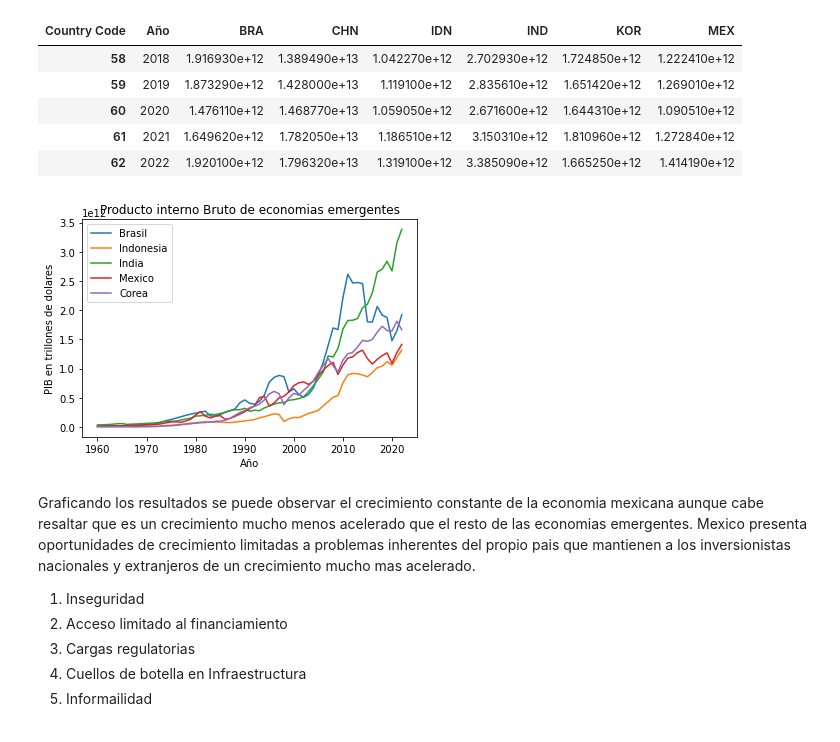
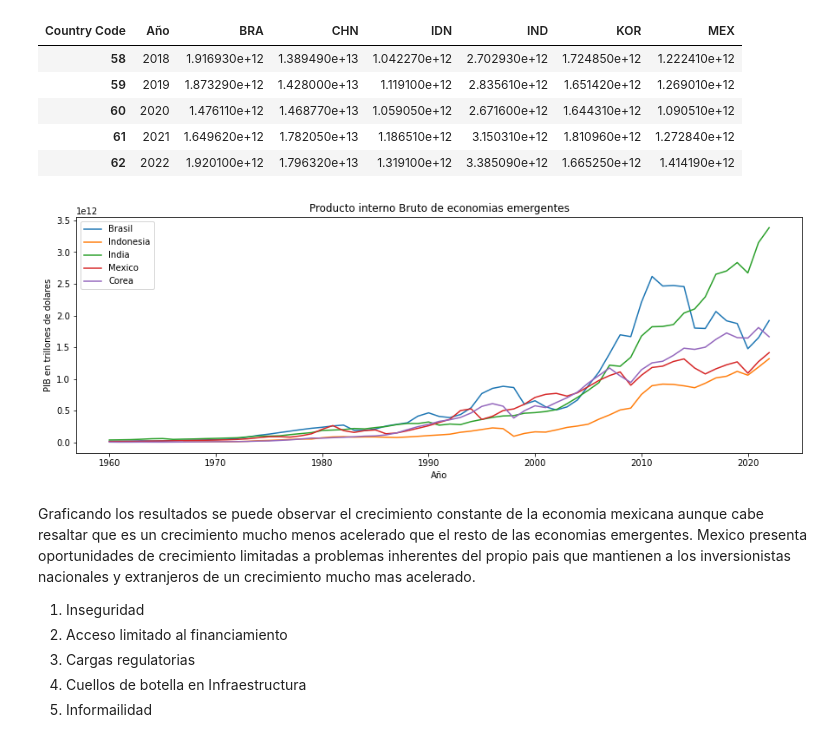
Before and after one commit to OctavioPB/Data-Analyst-Projects, a Jupyter notebook: InversionExtranjeraDirecta2023/Inversion Extranjera Directa en Mexico 2023.ipynb, the cells around one changed output. Saved outputs shown, nothing was run; the diff lists cells and outputs as text; code cells hidden in the pictures.

```diff
--- a/InversionExtranjeraDirecta2023/Inversion Extranjera Directa en Mexico 2023.ipynb
+++ b/InversionExtranjeraDirecta2023/Inversion Extranjera Directa en Mexico 2023.ipynb
@@ -109,18 +109,19 @@ PIB_Modelo.dropna(inplace= True)
 PIB_Modelo
 # %%
 # Graficar PIB de economias emergentes
+plt.figure(facecolor='white', figsize=(15, 5))
 plt.plot(PIB_Emerging['Año'], PIB_Emerging['BRA'], label = "Brasil")
 plt.plot(PIB_Emerging['Año'], PIB_Emerging['IDN'], label = "Indonesia")
 plt.plot(PIB_Emerging['Año'], PIB_Emerging['IND'], label = "India")
 plt.plot(PIB_Emerging['Año'], PIB_Emerging['MEX'], label = "Mexico")
 plt.plot(PIB_Emerging['Año'], PIB_Emerging['KOR'], label = "Corea")
 plt.title('Producto interno Bruto de economias emergentes')
 plt.xlabel('Año')
 plt.ylabel('PIB en trillones de dolares')
 plt.legend()
 plt.show()
 # %% [output]
-[figure, old version]
+[figure, new version]
 # %% [markdown]
 Graficando los resultados se puede observar el crecimiento constante de la economia mexicana aunque cabe resaltar que es un crecimiento mucho menos acelerado que el resto de las economias emergentes. Mexico presenta oportunidades de crecimiento limitadas a problemas inherentes del propio pais que mantienen a los inversionistas nacionales y extranjeros de un crecimiento mucho mas acelerado.
 1. Inseguridad
```
Also changed, not shown: parts of 4 cells of this notebook.
